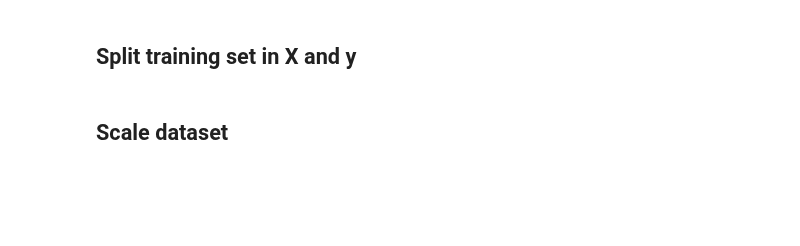
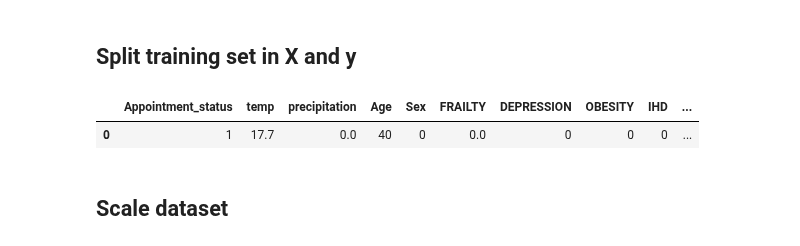
Before and after one commit to janduplessis883/project-showupforhealth, a Jupyter notebook: notebooks/alex-34-create-function-to-scale-x_train.ipynb, the cells around one changed output. Saved outputs shown, nothing was run; the diff lists cells and outputs as text; code cells hidden in the pictures; blank space fills up the shorter version.

```diff
--- a/notebooks/alex-34-create-function-to-scale-x_train.ipynb
+++ b/notebooks/alex-34-create-function-to-scale-x_train.ipynb
@@ -29,5 +41,10 @@ data.head()
 # %% [markdown]
 ## Split training set in X and y
+# %%
+data.head(1)
+# %% [output]
+|  | Appointment_status | temp | precipitation | Age | Sex | FRAILTY | DEPRESSION | OBESITY | IHD | ... |
+| 0 | 1 | 17.7 | 0.0 | 40 | 0 | 0.0 | 0 | 0 | 0 | ... |
 # %%
 X = data.drop(columns='Appointment_status')
 y = data['Appointment_status']
```
Also changed, not shown: parts of 8 cells of this notebook.
